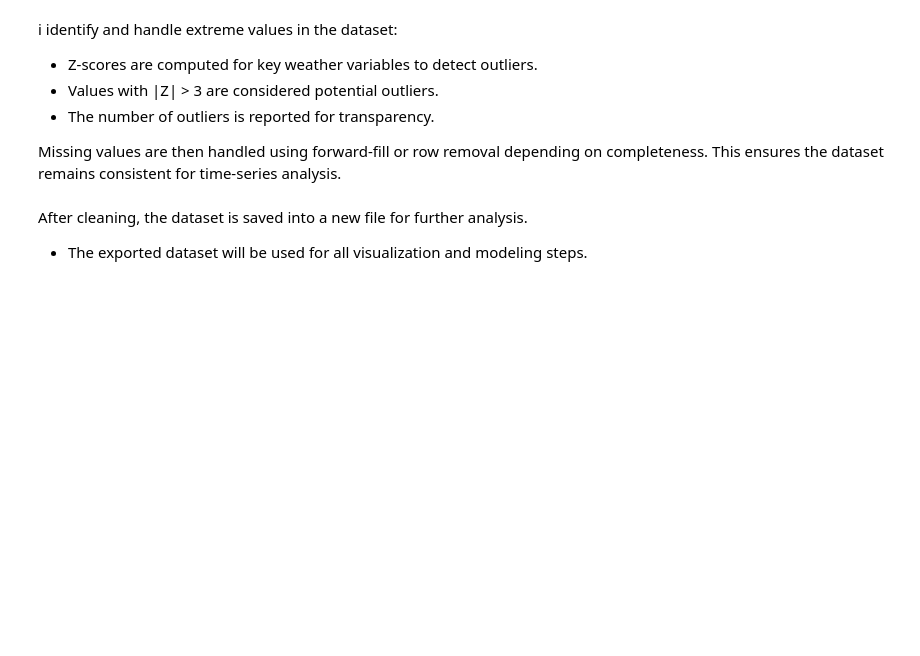
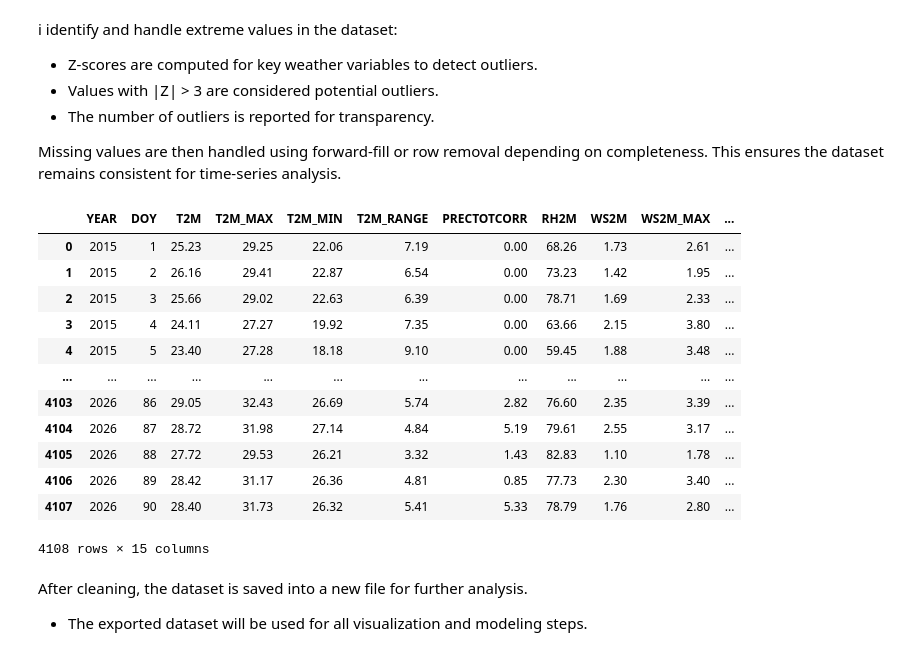
Before and after one commit to Raeyeyoh/climate-challenge-week0, a Jupyter notebook: notebooks/nigeria-eda.ipynb, the cells around one changed output. Cells and saved outputs as stored; diff of their text form; code cells hidden in the pictures; blank space fills up the shorter version.

```diff
--- a/notebooks/nigeria-eda.ipynb
+++ b/notebooks/nigeria-eda.ipynb
@@ -4,7 +4,7 @@ i start by loading the dataset and creating useful time-based features like Mont
 import pandas as pd
 import numpy as np
 
-df = pd.read_csv("nigeria.csv")
+df = pd.read_csv("../data/nigeria.csv")
 
 df["Country"] = "Nigeria"
 
@@ -37,9 +37,23 @@ Missing values are then handled using forward-fill or row removal depending on c
 # %%
 from scipy.stats import zscore
 cols = ["T2M","T2M_MAX","T2M_MIN","PRECTOTCORR","RH2M","WS2M","WS2M_MAX"]
 z_scores = np.abs(zscore(df[cols], nan_policy='omit'))
 outliers = (z_scores > 3).sum()
-df.fillna(method='ffill', inplace=True)
+df.ffill(inplace=True)
+# %% [output]
+|  | YEAR | DOY | T2M | T2M_MAX | T2M_MIN | T2M_RANGE | PRECTOTCORR | RH2M | WS2M | WS2M_MAX | ... |
+| 0 | 2015 | 1 | 25.23 | 29.25 | 22.06 | 7.19 | 0.00 | 68.26 | 1.73 | 2.61 | ... |
+| 1 | 2015 | 2 | 26.16 | 29.41 | 22.87 | 6.54 | 0.00 | 73.23 | 1.42 | 1.95 | ... |
+| 2 | 2015 | 3 | 25.66 | 29.02 | 22.63 | 6.39 | 0.00 | 78.71 | 1.69 | 2.33 | ... |
+| 3 | 2015 | 4 | 24.11 | 27.27 | 19.92 | 7.35 | 0.00 | 63.66 | 2.15 | 3.80 | ... |
+| 4 | 2015 | 5 | 23.40 | 27.28 | 18.18 | 9.10 | 0.00 | 59.45 | 1.88 | 3.48 | ... |
+| ... | ... | ... | ... | ... | ... | ... | ... | ... | ... | ... | ... |
+| 4103 | 2026 | 86 | 29.05 | 32.43 | 26.69 | 5.74 | 2.82 | 76.60 | 2.35 | 3.39 | ... |
+| 4104 | 2026 | 87 | 28.72 | 31.98 | 27.14 | 4.84 | 5.19 | 79.61 | 2.55 | 3.17 | ... |
+| 4105 | 2026 | 88 | 27.72 | 29.53 | 26.21 | 3.32 | 1.43 | 82.83 | 1.10 | 1.78 | ... |
+| 4106 | 2026 | 89 | 28.42 | 31.17 | 26.36 | 4.81 | 0.85 | 77.73 | 2.30 | 3.40 | ... |
+| 4107 | 2026 | 90 | 28.40 | 31.73 | 26.32 | 5.41 | 5.33 | 78.79 | 1.76 | 2.80 | ... |
+4108 rows × 15 columns
 # %% [markdown]
 After cleaning, the dataset is saved into a new file for further analysis.
 
```
Also changed, not shown: parts of 4 cells of this notebook.
